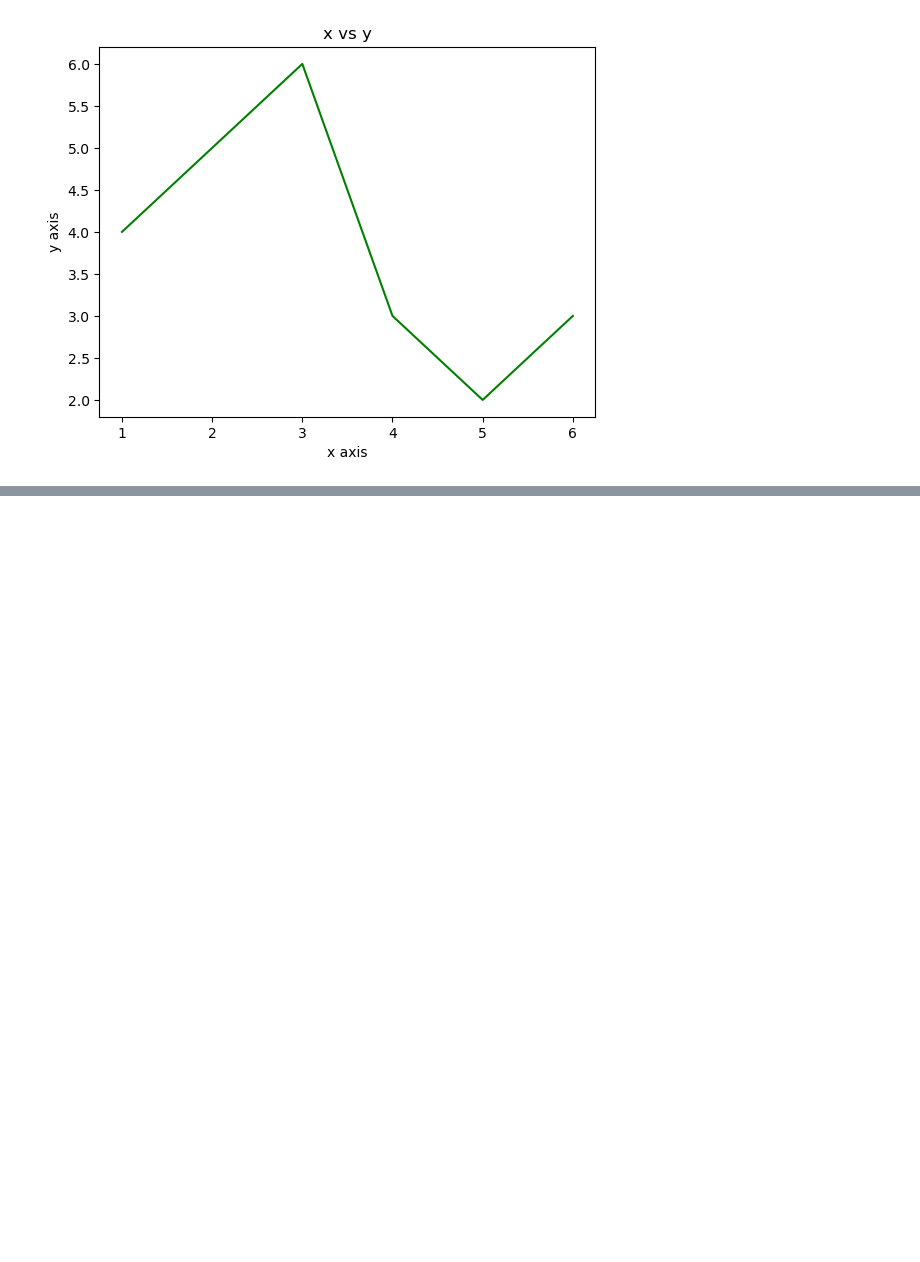
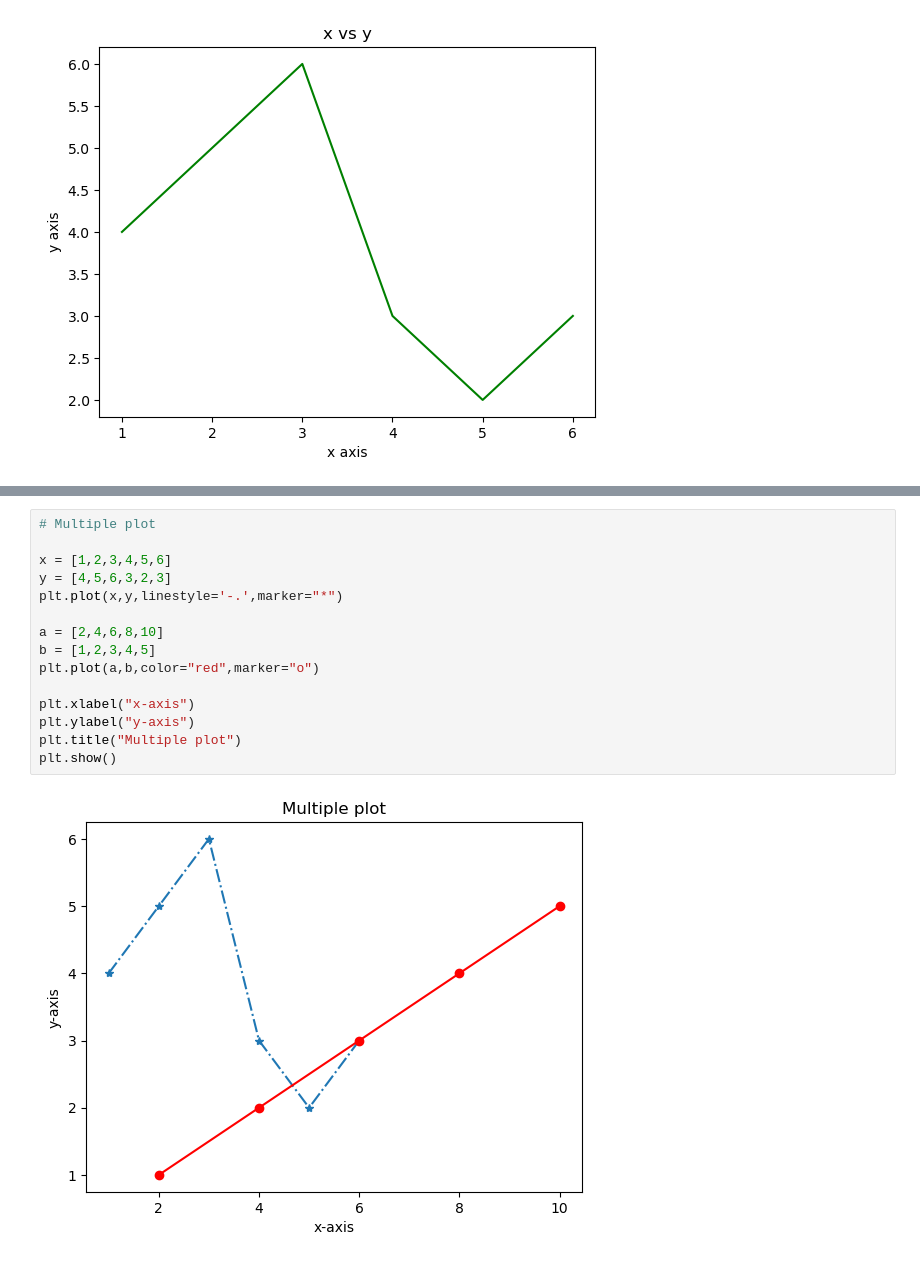
Before and after one commit to AKrishnaK05/Practice-Python, a Jupyter notebook: 1st July.ipynb, the cells around one changed output, grey strips where cells are left out. Saved outputs shown, nothing was run; the diff lists cells and outputs as text; blank space fills up the shorter version.

```diff
--- a/1st July.ipynb
+++ b/1st July.ipynb
@@ -61,0 +70,17 @@ plt.show()
+# %%
+# Multiple plot
+
+x = [1,2,3,4,5,6]
+y = [4,5,6,3,2,3]
+plt.plot(x,y,linestyle='-.',marker="*")
+
+a = [2,4,6,8,10]
+b = [1,2,3,4,5]
+plt.plot(a,b,color="red",marker="o")
+
+plt.xlabel("x-axis")
+plt.ylabel("y-axis")
+plt.title("Multiple plot")
+plt.show()
+# %% [output]
+[figure, added]
```
Also changed, not shown: parts of 1 cell of this notebook.
